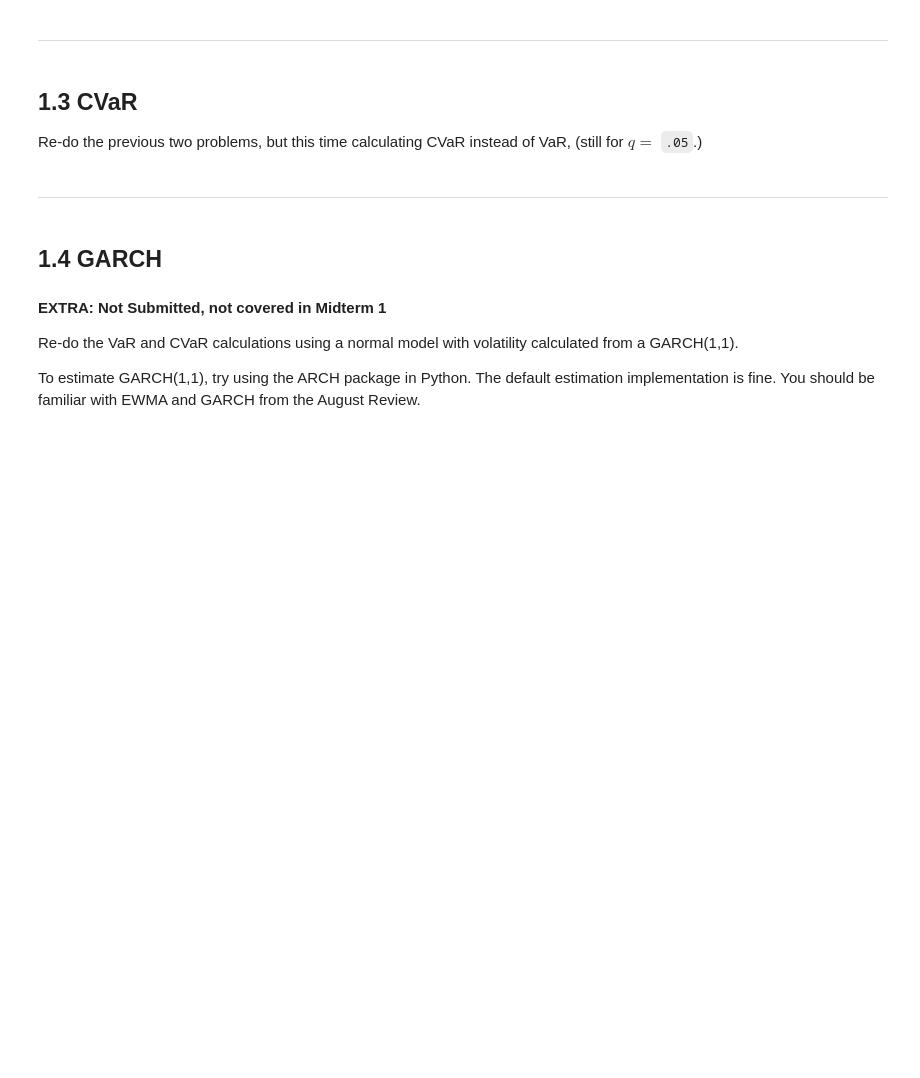
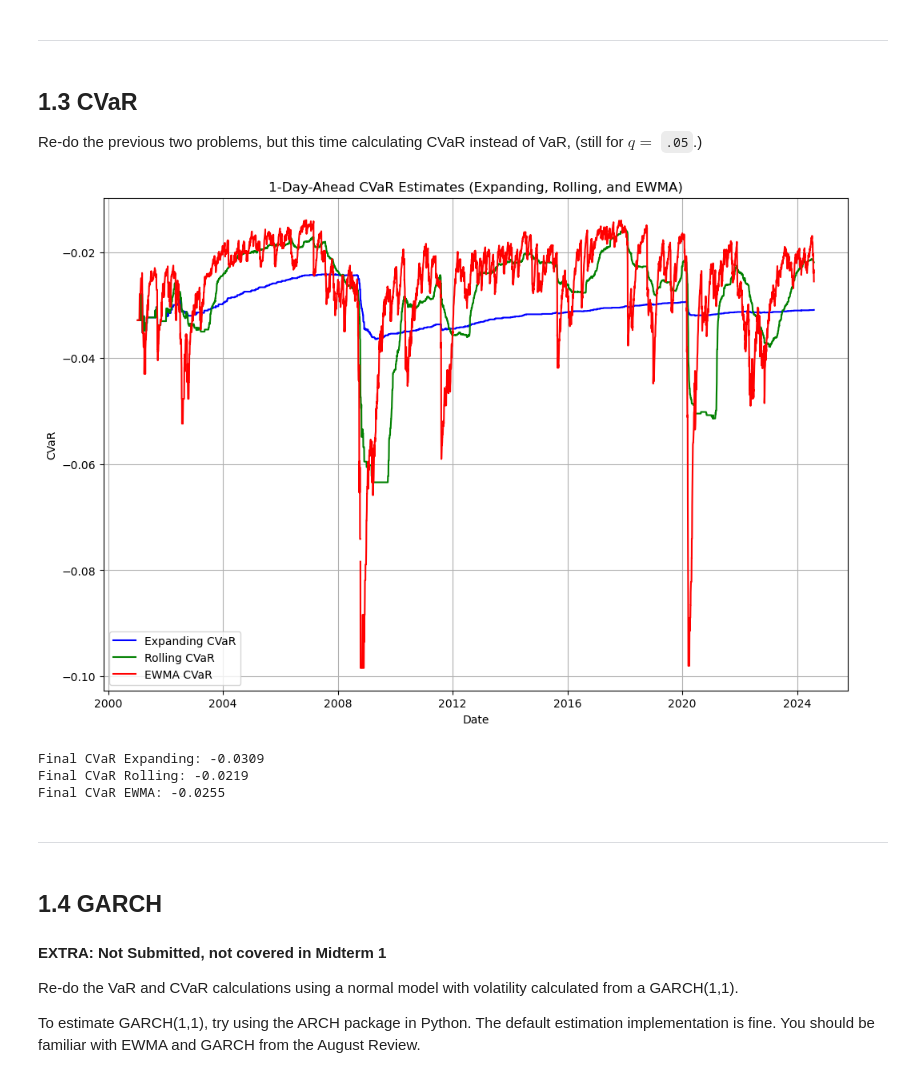
Before and after one commit to yiqiao1uchi/finm-portfolio-2024, a Jupyter notebook: homework/Homework 3.ipynb, the cells around one changed output. Saved outputs shown, nothing was run; the diff lists cells and outputs as text; code cells hidden in the pictures; blank space fills up the shorter version.

```diff
--- a/homework/Homework 3.ipynb
+++ b/homework/Homework 3.ipynb
@@ -261,6 +261,64 @@ The EWMA VaR and Volatility estimates are the most responsive, closely tracking
 # %% [markdown]
 ## 1.3 CVaR
 Re-do the previous two problems, but this time calculating CVaR instead of VaR, (still for $q =$ `.05`.)
+# %%
+# Initialize columns for CVaR
+vol_data['CVaR_Expanding'] = np.nan
+vol_data['CVaR_Rolling'] = np.nan
+vol_data['CVaR_EWMA'] = np.nan
+
+# Calculate dynamic CVaR at each time step
+for method in ['VaR_Expanding', 'VaR_Rolling', 'VaR_EWMA']:
+    # Create an empty list to store the CVaR values for each method
+    CVaR_values = []
+
+    # Loop through the dataset to calculate CVaR at each time step
+    for i in range(1, len(vol_data)):
+        # Extract returns up to the current time step
+        data_up_to_t = vol_data['Excess_Return'].iloc[:i]
+        VaR_t = vol_data[method].iloc[i]
+
+        # Select returns that are less than the VaR (tail losses)
+        tail_losses = data_up_to_t[data_up_to_t < VaR_t]
+
+        # Calculate CVaR as the average of the tail losses
+        if len(tail_losses) > 0:
+            CVaR_values.append(tail_losses.mean())
+        else:
+            CVaR_values.append(np.nan)  # If no tail losses, assign NaN
+
+    # Ensure that CVaR_values length matches the DataFrame length
+    CVaR_values = [np.nan] + CVaR_values  # Prepend a NaN to match the DataFrame size
+    vol_data[f'CVaR_{method.split("_")[1]}'] = CVaR_values
+
+# Plot the dynamic CVaR estimates for each method
+plt.figure(figsize=(12, 8))
+
+# Plot CVaR for Expanding Volatility
+plt.plot(vol_data['date'], vol_data['CVaR_Expanding'], label='Expanding CVaR', color='blue')
+
+# Plot CVaR for Rolling Volatility
+plt.plot(vol_data['date'], vol_data['CVaR_Rolling'], label='Rolling CVaR', color='green')
+
+# Plot CVaR for EWMA Volatility
+plt.plot(vol_data['date'], vol_data['CVaR_EWMA'], label='EWMA CVaR', color='red')
+
+plt.title('1-Day-Ahead CVaR Estimates (Expanding, Rolling, and EWMA)')
+plt.xlabel('Date')
+plt.ylabel('CVaR')
+plt.legend()
+plt.grid(True)
+plt.show()
+
+# Print the final CVaR values for comparison
+print(f"Final CVaR Expanding: {vol_data['CVaR_Expanding'].iloc[-1]:.4f}")
+print(f"Final CVaR Rolling: {vol_data['CVaR_Rolling'].iloc[-1]:.4f}")
+print(f"Final CVaR EWMA: {vol_data['CVaR_EWMA'].iloc[-1]:.4f}")
+# %% [output]
+[figure, added]
+Final CVaR Expanding: -0.0309
+Final CVaR Rolling: -0.0219
+Final CVaR EWMA: -0.0255
 # %% [markdown]
 ***
 # %% [markdown]
```
